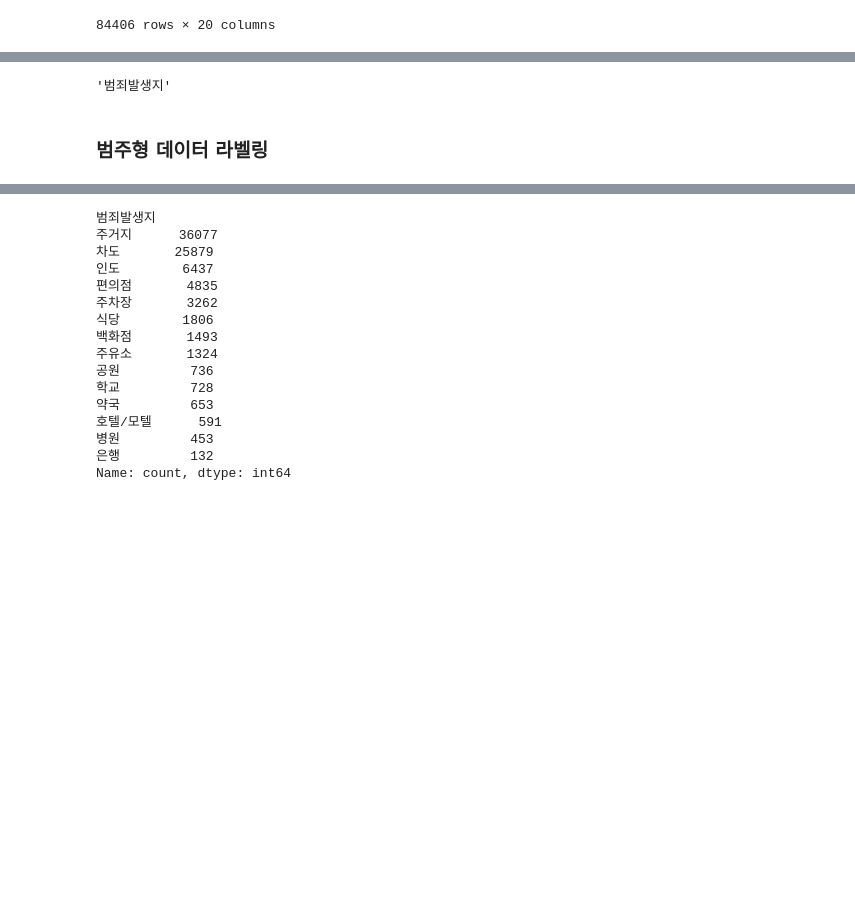
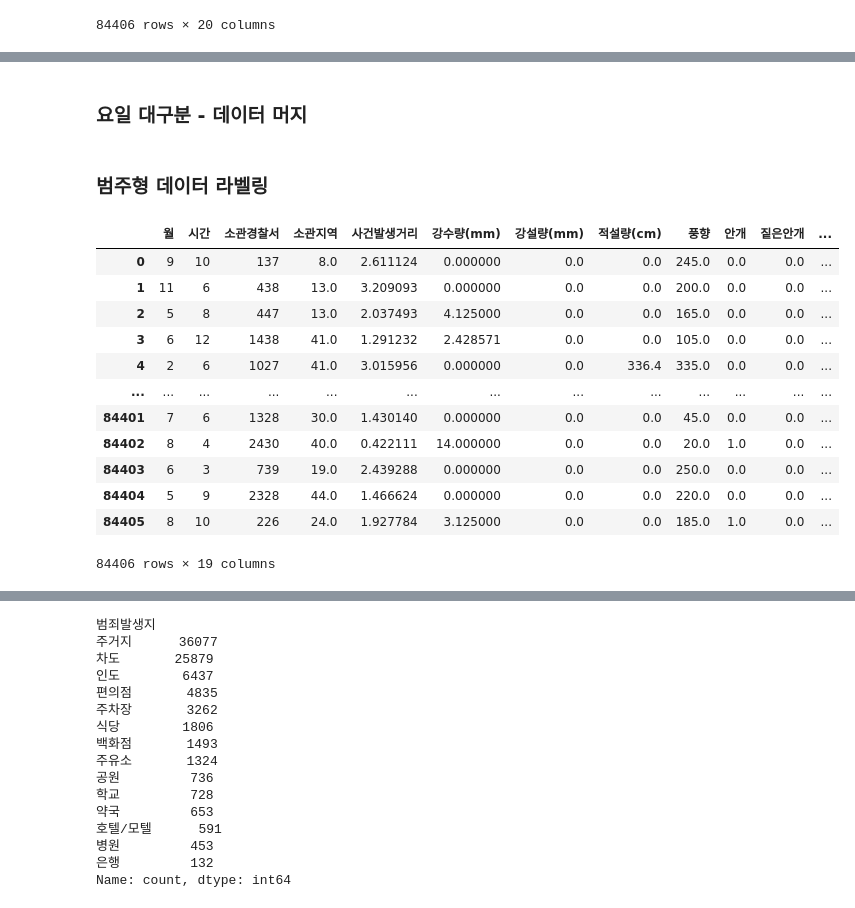
Before and after one commit to dhyunwoo/prj_dacon_crime, a Jupyter notebook: dacon_crime_prediction.ipynb, the cells around one changed output, grey strips where cells are left out. Saved outputs shown, nothing was run; the diff lists cells and outputs as text; code cells hidden in the pictures; blank space fills up the shorter version.

```diff
--- a/dacon_crime_prediction.ipynb
+++ b/dacon_crime_prediction.ipynb
@@ -62,4 +70,2 @@ f_data
-# %%
-f_data.columns[17]
-# %% [output]
-'범죄발생지'
+# %% [markdown]
+### 요일 대구분 - 데이터 머지
@@ -66,5 +79,21 @@ f_data.columns[17]
 # %% [markdown]
 ### 범주형 데이터 라벨링
+# %%
+f_data
+# %% [output]
+|  | 월 | 시간 | 소관경찰서 | 소관지역 | 사건발생거리 | 강수량(mm) | 강설량(mm) | 적설량(cm) | 풍향 | 안개 | 짙은안개 | ... |
+| 0 | 9 | 10 | 137 | 8.0 | 2.611124 | 0.000000 | 0.0 | 0.0 | 245.0 | 0.0 | 0.0 | ... |
+| 1 | 11 | 6 | 438 | 13.0 | 3.209093 | 0.000000 | 0.0 | 0.0 | 200.0 | 0.0 | 0.0 | ... |
+| 2 | 5 | 8 | 447 | 13.0 | 2.037493 | 4.125000 | 0.0 | 0.0 | 165.0 | 0.0 | 0.0 | ... |
+| 3 | 6 | 12 | 1438 | 41.0 | 1.291232 | 2.428571 | 0.0 | 0.0 | 105.0 | 0.0 | 0.0 | ... |
+| 4 | 2 | 6 | 1027 | 41.0 | 3.015956 | 0.000000 | 0.0 | 336.4 | 335.0 | 0.0 | 0.0 | ... |
+| ... | ... | ... | ... | ... | ... | ... | ... | ... | ... | ... | ... | ... |
+| 84401 | 7 | 6 | 1328 | 30.0 | 1.430140 | 0.000000 | 0.0 | 0.0 | 45.0 | 0.0 | 0.0 | ... |
+| 84402 | 8 | 4 | 2430 | 40.0 | 0.422111 | 14.000000 | 0.0 | 0.0 | 20.0 | 1.0 | 0.0 | ... |
+| 84403 | 6 | 3 | 739 | 19.0 | 2.439288 | 0.000000 | 0.0 | 0.0 | 250.0 | 0.0 | 0.0 | ... |
+| 84404 | 5 | 9 | 2328 | 44.0 | 1.466624 | 0.000000 | 0.0 | 0.0 | 220.0 | 0.0 | 0.0 | ... |
+| 84405 | 8 | 10 | 226 | 24.0 | 1.927784 | 3.125000 | 0.0 | 0.0 | 185.0 | 1.0 | 0.0 | ... |
+84406 rows × 19 columns
 # %%
 from sklearn.preprocessing import LabelEncoder
 
```
Also changed, not shown: parts of 10 cells of this notebook.
